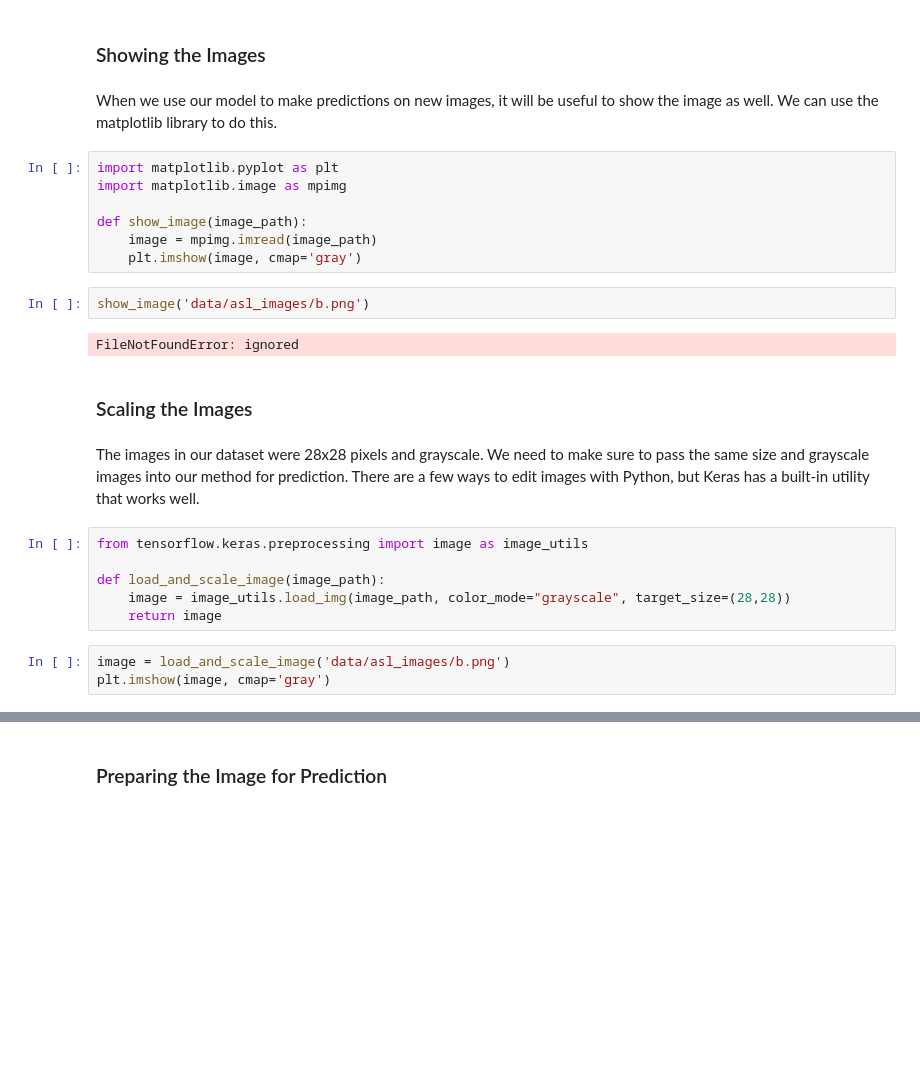
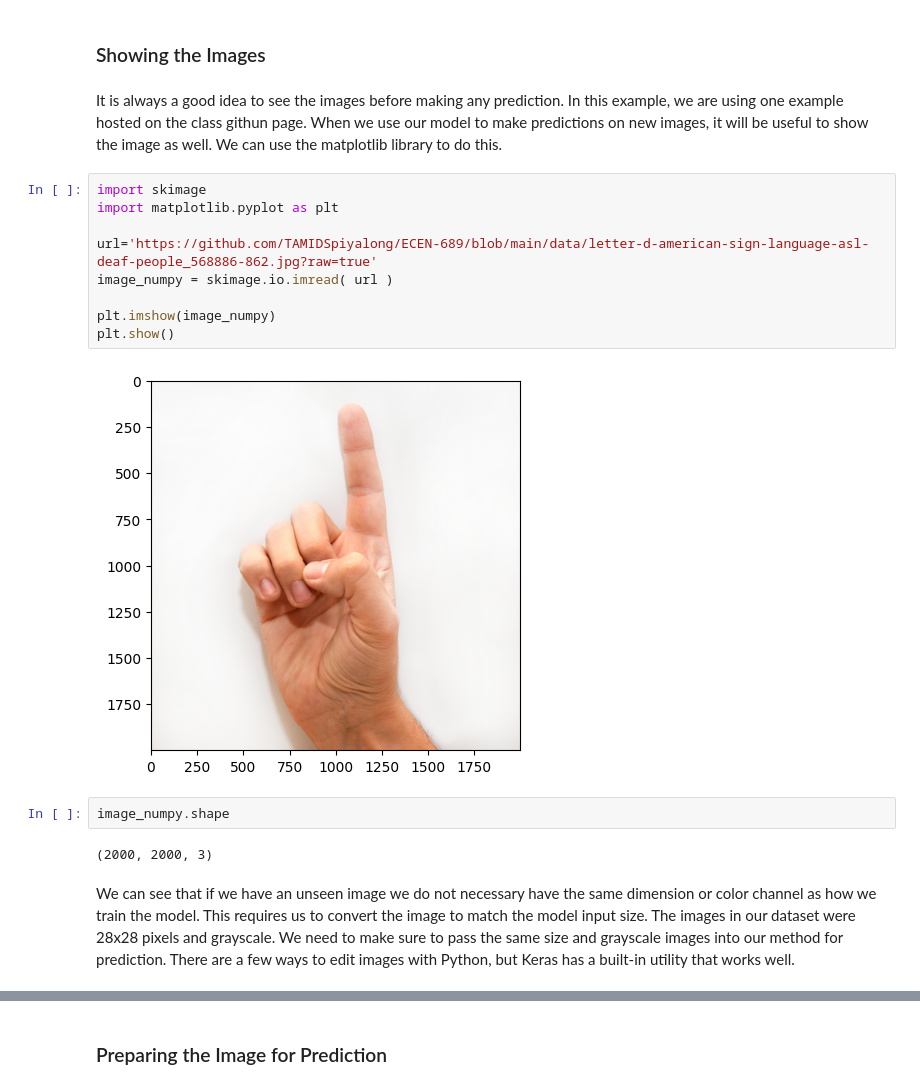
Before and after one commit to TAMIDSpiyalong/Machine-Learning-for-Computer-Vision, a Jupyter notebook: Lab_2.ipynb, the cells around one changed output, grey strips where cells are left out. Cells and saved outputs as stored; diff of their text form; blank space fills up the shorter version.

```diff
--- a/Lab_2.ipynb
+++ b/Lab_2.ipynb
@@ -254,28 +263,21 @@ You'll notice that the images we have are much higher resolution than the images
 # %% [markdown]
 ### Showing the Images
 # %% [markdown]
-When we use our model to make predictions on new images, it will be useful to show the image as well. We can use the matplotlib library to do this.
+It is always a good idea to see the images before making any prediction. In this example, we are using one example hosted on the class githun page. When we use our model to make predictions on new images, it will be useful to show the image as well. We can use the matplotlib library to do this.
-# %%
-import matplotlib.pyplot as plt
-import matplotlib.image as mpimg
-
-def show_image(image_path):
-    image = mpimg.imread(image_path)
-    plt.imshow(image, cmap='gray')
-# %%
-show_image('data/asl_images/b.png')
-# %% [output]
-FileNotFoundError: ignored
-# %% [markdown]
-### Scaling the Images
+# %%
+import skimage
+import matplotlib.pyplot as plt
+
+url='https://github.com/TAMIDSpiyalong/ECEN-689/blob/main/data/letter-d-american-sign-language-asl-deaf-people_568886-862.jpg?raw=true'
+image_numpy = skimage.io.imread( url )
+
+plt.imshow(image_numpy)
+plt.show()
+# %% [output]
+[figure, added]
+# %%
+image_numpy.shape
+# %% [output]
+(2000, 2000, 3)
 # %% [markdown]
-The images in our dataset were 28x28 pixels and grayscale. We need to make sure to pass the same size and grayscale images into our method for prediction. There are a few ways to edit images with Python, but Keras has a built-in utility that works well.
+We can see that if we have an unseen image we do not necessary have the same dimension or color channel as how we train the model. This requires us to convert the image to match the model input size. The images in our dataset were 28x28 pixels and grayscale. We need to make sure to pass the same size and grayscale images into our method for prediction. There are a few ways to edit images with Python, but Keras has a built-in utility that works well.
-# %%
-from tensorflow.keras.preprocessing import image as image_utils
-
-def load_and_scale_image(image_path):
-    image = image_utils.load_img(image_path, color_mode="grayscale", target_size=(28,28))
-    return image
-# %%
-image = load_and_scale_image('data/asl_images/b.png')
-plt.imshow(image, cmap='gray')
```
Also changed, not shown: parts of 45 cells of this notebook.
